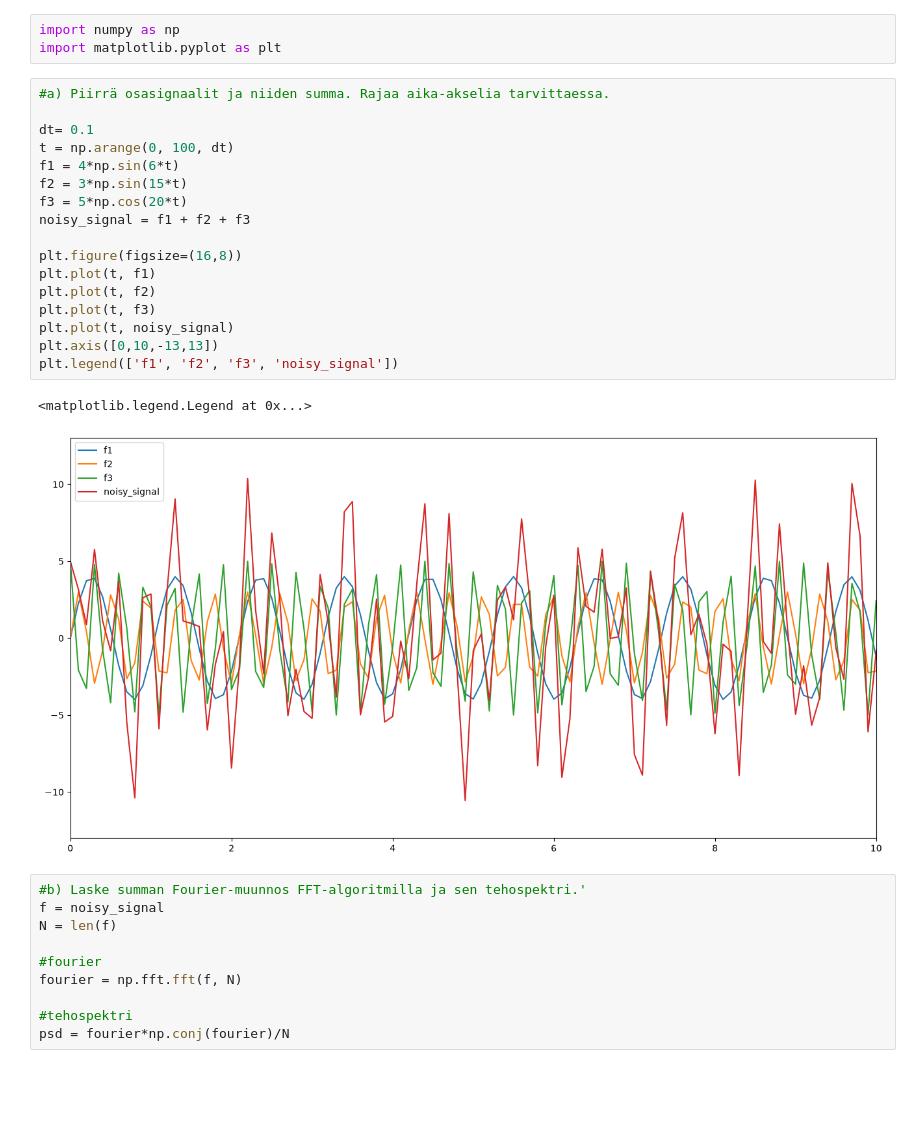
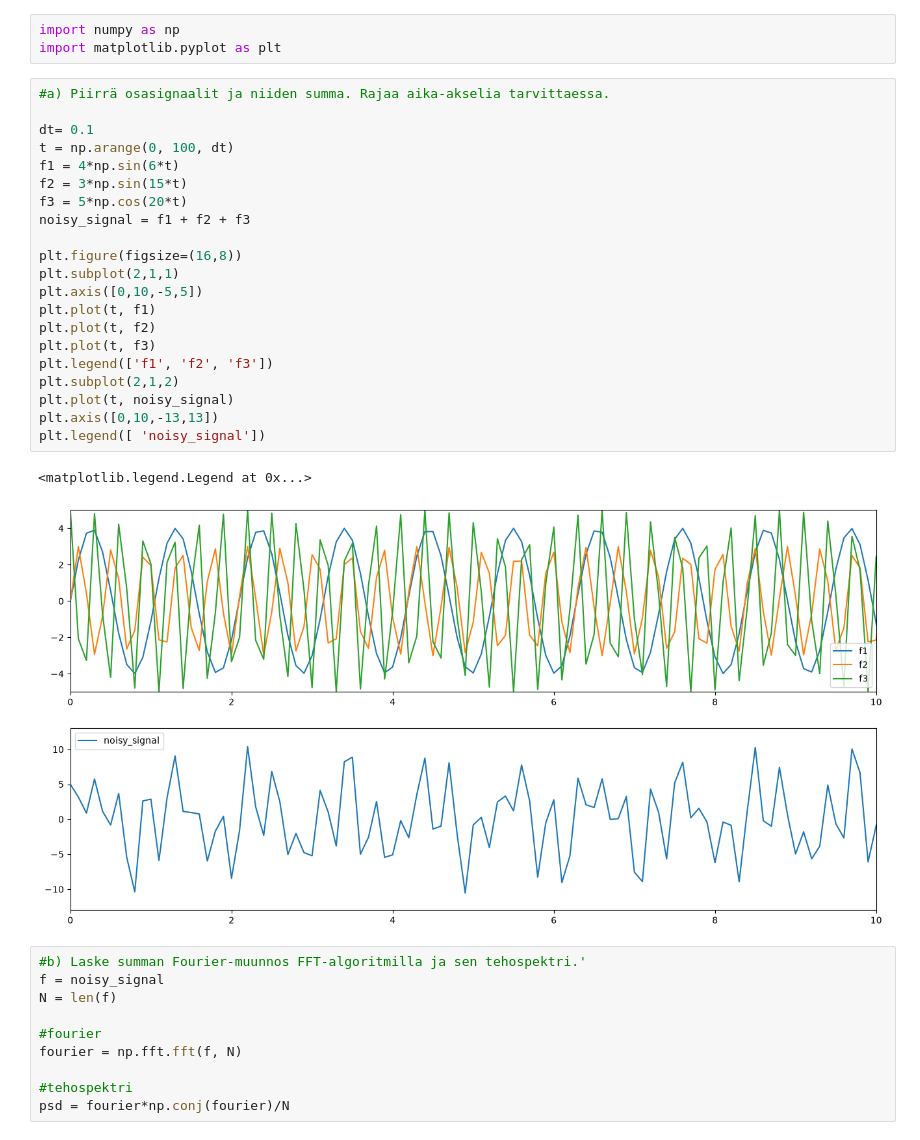
Before and after one commit to Tkarsikas/Soveltava_matematiikka_ja_fysiikka_ohjelmoinnissa_2026, a Jupyter notebook: week4/Harjoitus12.ipynb, the cells around one changed output. Cells and saved outputs as stored; diff of their text form; blank space fills up the shorter version.

```diff
--- a/week4/Harjoitus12.ipynb
+++ b/week4/Harjoitus12.ipynb
@@ -20,23 +20,27 @@ import matplotlib.pyplot as plt
 # %%
 #a) Piirrä osasignaalit ja niiden summa. Rajaa aika-akselia tarvittaessa.
 
 dt= 0.1
 t = np.arange(0, 100, dt)
 f1 = 4*np.sin(6*t)
 f2 = 3*np.sin(15*t)
 f3 = 5*np.cos(20*t)
 noisy_signal = f1 + f2 + f3
 
 plt.figure(figsize=(16,8))
+plt.subplot(2,1,1)
+plt.axis([0,10,-5,5])
 plt.plot(t, f1)
 plt.plot(t, f2)
 plt.plot(t, f3)
+plt.legend(['f1', 'f2', 'f3'])
+plt.subplot(2,1,2)
 plt.plot(t, noisy_signal)
 plt.axis([0,10,-13,13])
-plt.legend(['f1', 'f2', 'f3', 'noisy_signal'])
+plt.legend([ 'noisy_signal'])
 # %% [output]
 <matplotlib.legend.Legend at 0x...>
-[figure, old version]
+[figure, new version]
 # %%
 #b) Laske summan Fourier-muunnos FFT-algoritmilla ja sen tehospektri.'
 f = noisy_signal
```
Also changed, not shown: parts of 2 cells of this notebook, 5 other files.
